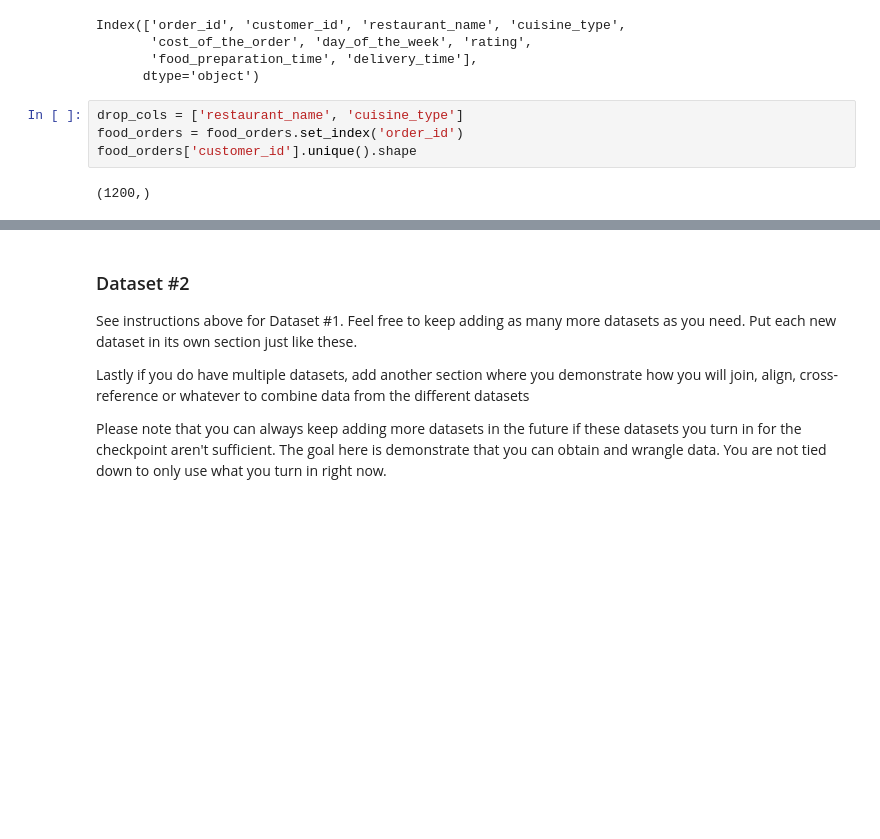
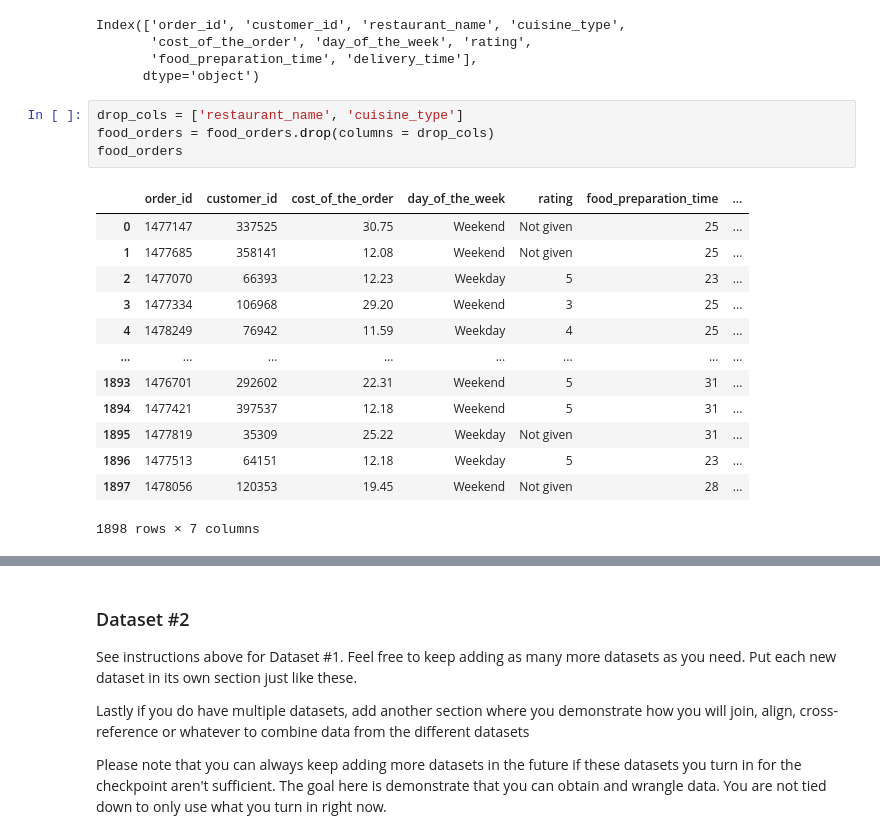
Before and after one commit to COGS108/Group111_WI26, a Jupyter notebook: 01-DataCheckpoint.ipynb, the cells around one changed output, grey strips where cells are left out. Saved outputs shown, nothing was run; the diff lists cells and outputs as text; blank space fills up the shorter version.

```diff
--- a/01-DataCheckpoint.ipynb
+++ b/01-DataCheckpoint.ipynb
@@ -175,7 +169,19 @@ Index(['order_id', 'customer_id', 'restaurant_name', 'cuisine_type',
       dtype='object')
 # %%
 drop_cols = ['restaurant_name', 'cuisine_type']
-food_orders = food_orders.set_index('order_id')
-food_orders['customer_id'].unique().shape
+food_orders = food_orders.drop(columns = drop_cols)
+food_orders
 # %% [output]
+|  | order_id | customer_id | cost_of_the_order | day_of_the_week | rating | food_preparation_time | ... |
+| 0 | 1477147 | 337525 | 30.75 | Weekend | Not given | 25 | ... |
+| 1 | 1477685 | 358141 | 12.08 | Weekend | Not given | 25 | ... |
+| 2 | 1477070 | 66393 | 12.23 | Weekday | 5 | 23 | ... |
+| 3 | 1477334 | 106968 | 29.20 | Weekend | 3 | 25 | ... |
+| 4 | 1478249 | 76942 | 11.59 | Weekday | 4 | 25 | ... |
+| ... | ... | ... | ... | ... | ... | ... | ... |
+| 1893 | 1476701 | 292602 | 22.31 | Weekend | 5 | 31 | ... |
+| 1894 | 1477421 | 397537 | 12.18 | Weekend | 5 | 31 | ... |
+| 1895 | 1477819 | 35309 | 25.22 | Weekday | Not given | 31 | ... |
+| 1896 | 1477513 | 64151 | 12.18 | Weekday | 5 | 23 | ... |
+| 1897 | 1478056 | 120353 | 19.45 | Weekend | Not given | 28 | ... |
-(1200,)
+1898 rows × 7 columns
```
Also changed, not shown: parts of 8 cells of this notebook.
